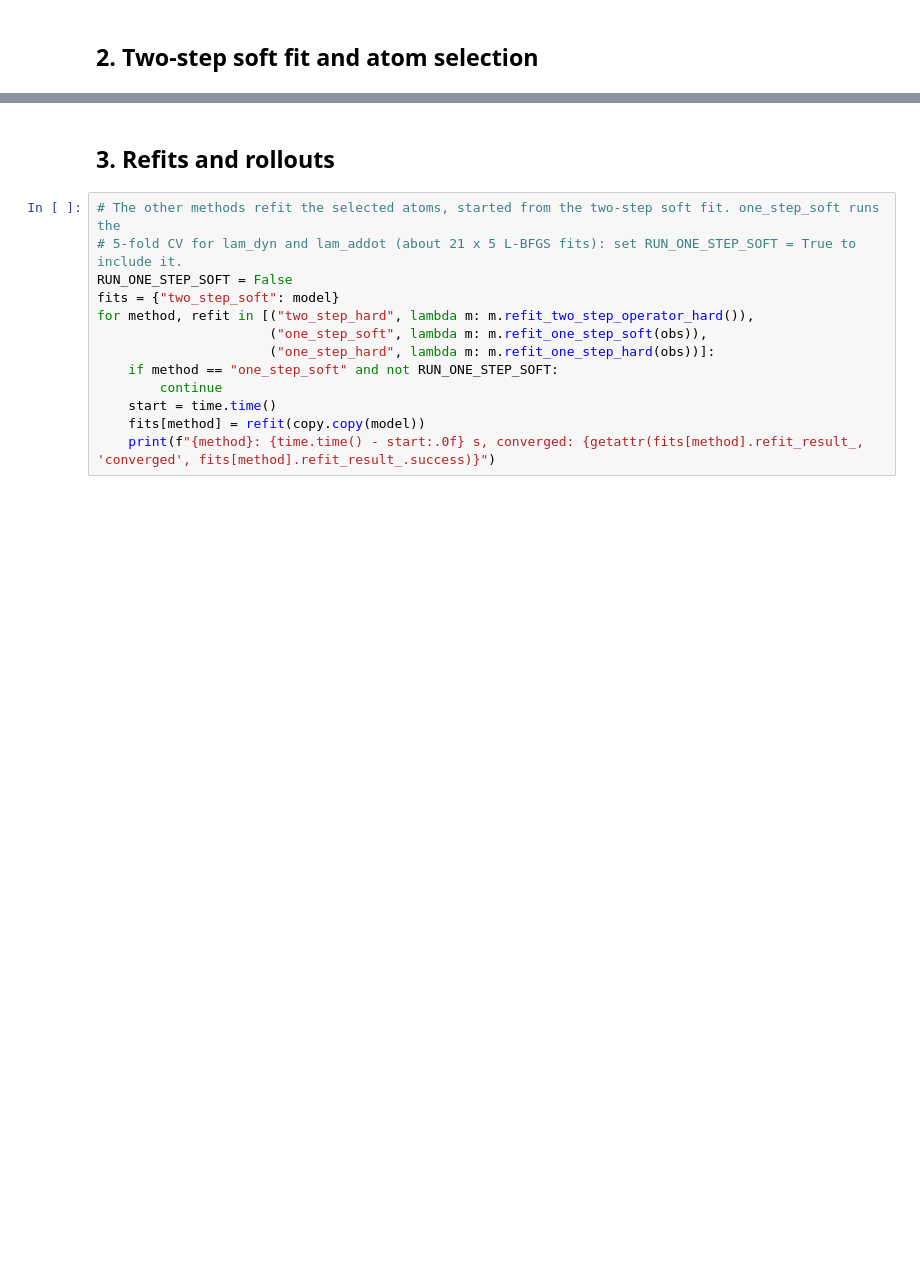
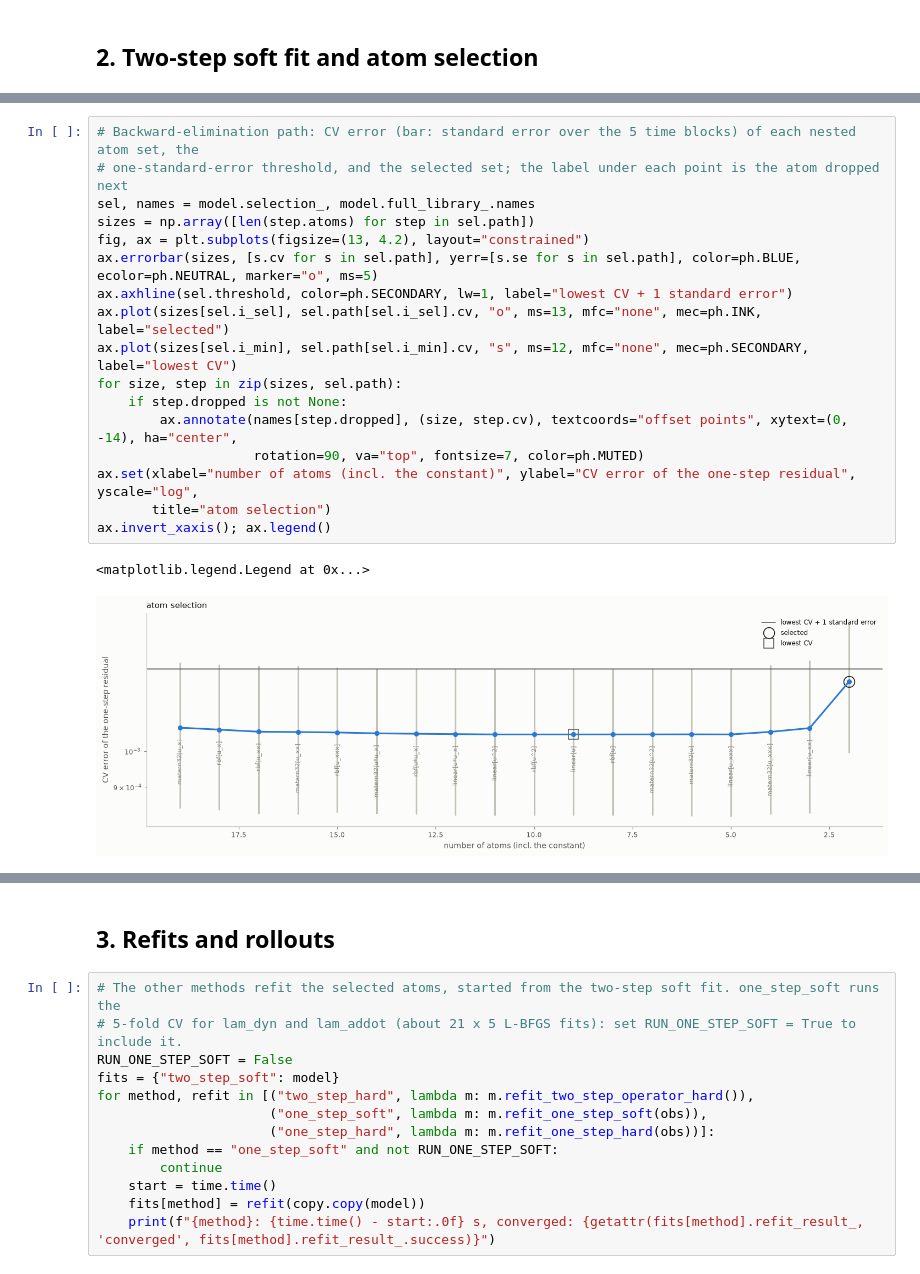
Before and after one commit to jinni1114/Kernel-Timestepping, a Jupyter notebook: experiments/advection_diffusion.ipynb, the cells around one changed output, grey strips where cells are left out. Cells and saved outputs as stored; diff of their text form; blank space fills up the shorter version.

```diff
--- a/experiments/advection_diffusion.ipynb
+++ b/experiments/advection_diffusion.ipynb
@@ -85,3 +97,23 @@ true:    u_x -1  u_xx +0.05
+# %%
+# Backward-elimination path: CV error (bar: standard error over the 5 time blocks) of each nested atom set, the
+# one-standard-error threshold, and the selected set; the label under each point is the atom dropped next
+sel, names = model.selection_, model.full_library_.names
+sizes = np.array([len(step.atoms) for step in sel.path])
+fig, ax = plt.subplots(figsize=(13, 4.2), layout="constrained")
+ax.errorbar(sizes, [s.cv for s in sel.path], yerr=[s.se for s in sel.path], color=ph.BLUE, ecolor=ph.NEUTRAL, marker="o", ms=5)
+ax.axhline(sel.threshold, color=ph.SECONDARY, lw=1, label="lowest CV + 1 standard error")
+ax.plot(sizes[sel.i_sel], sel.path[sel.i_sel].cv, "o", ms=13, mfc="none", mec=ph.INK, label="selected")
+ax.plot(sizes[sel.i_min], sel.path[sel.i_min].cv, "s", ms=12, mfc="none", mec=ph.SECONDARY, label="lowest CV")
+for size, step in zip(sizes, sel.path):
+    if step.dropped is not None:
+        ax.annotate(names[step.dropped], (size, step.cv), textcoords="offset points", xytext=(0, -14), ha="center",
+                    rotation=90, va="top", fontsize=7, color=ph.MUTED)
+ax.set(xlabel="number of atoms (incl. the constant)", ylabel="CV error of the one-step residual", yscale="log",
+       title="atom selection")
+ax.invert_xaxis(); ax.legend()
+# %% [output]
+<matplotlib.legend.Legend at 0x...>
+[figure, added]
 # %%
 # Step-1 state and its x-derivatives against the truth at the collocation nodes: these errors are what the
 # operator regression sees (errors in a feature bias its coefficient towards zero)
```
Also changed, not shown: parts of 11 cells of this notebook, 2 other files.
